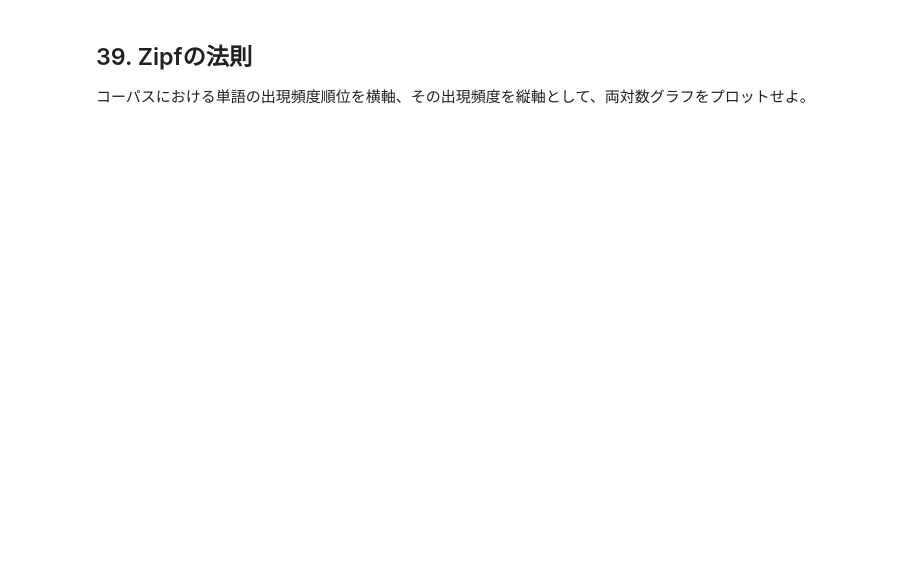
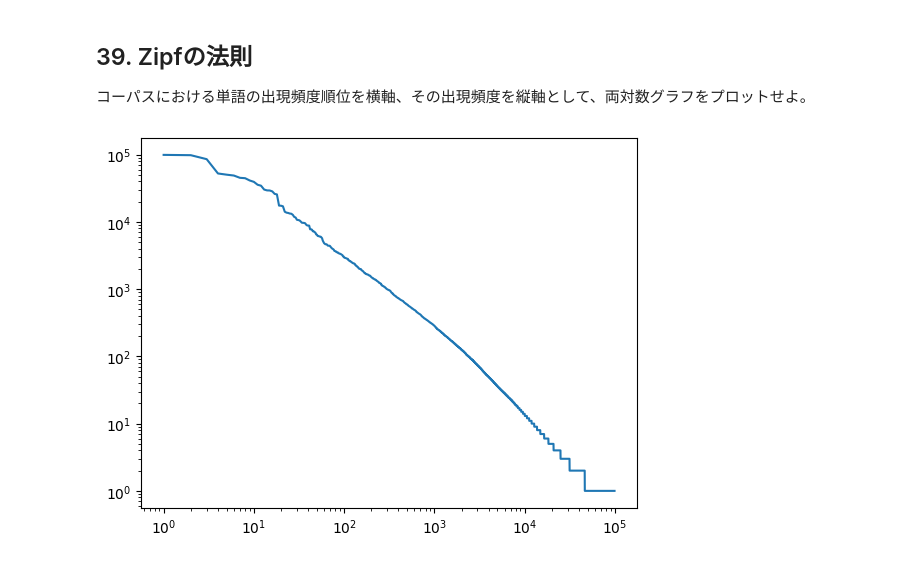
Before and after one commit to kosuke-2025/NLP100, a Jupyter notebook: ja/ch04.ipynb, the cells around one changed output. Cells and saved outputs as stored; diff of their text form; code cells hidden in the pictures; blank space fills up the shorter version.

```diff
--- a/ja/ch04.ipynb
+++ b/ja/ch04.ipynb
@@ -176,3 +310,34 @@ with open("jawiki-country.json")as f:
 # %% [markdown]
 ## 39. Zipfの法則
 コーパスにおける単語の出現頻度順位を横軸、その出現頻度を縦軸として、両対数グラフをプロットせよ。
+# %%
+import matplotlib.pyplot as plt
+import numpy as np
+import math
+
+with open("jawiki-country.json")as f:
+  word=[]
+  for i in f:
+    data=json.loads(i)
+    text=data["text"]
+
+    text=re.sub(r"\'{2,5}","",text)
+    text=re.sub(r"\[\[|\]\]","",text)
+    text=re.sub(r"<br>|<ref>|<ref/>|</ref>|<br/>|<br />|\s/>","",text)
+
+    mecab=MeCab.Tagger(ipadic.MECAB_ARGS)
+    node=mecab.parseToNode(text)
+
+    while node:
+      a=node.feature.split(",")
+      word.append(node.surface)
+      node=node.next
+
+  count=Counter(word)
+  rev_count=sorted(count.items(),key=lambda x:x[1],reverse=True)
+  x=np.arange(1,len(rev_count)+1)
+  y=[word_count for word,word_count in rev_count]
+  plt.loglog(x,y)
+  plt.show()
+# %% [output]
+[figure, added]
```
Also changed, not shown: parts of 3 cells of this notebook.
